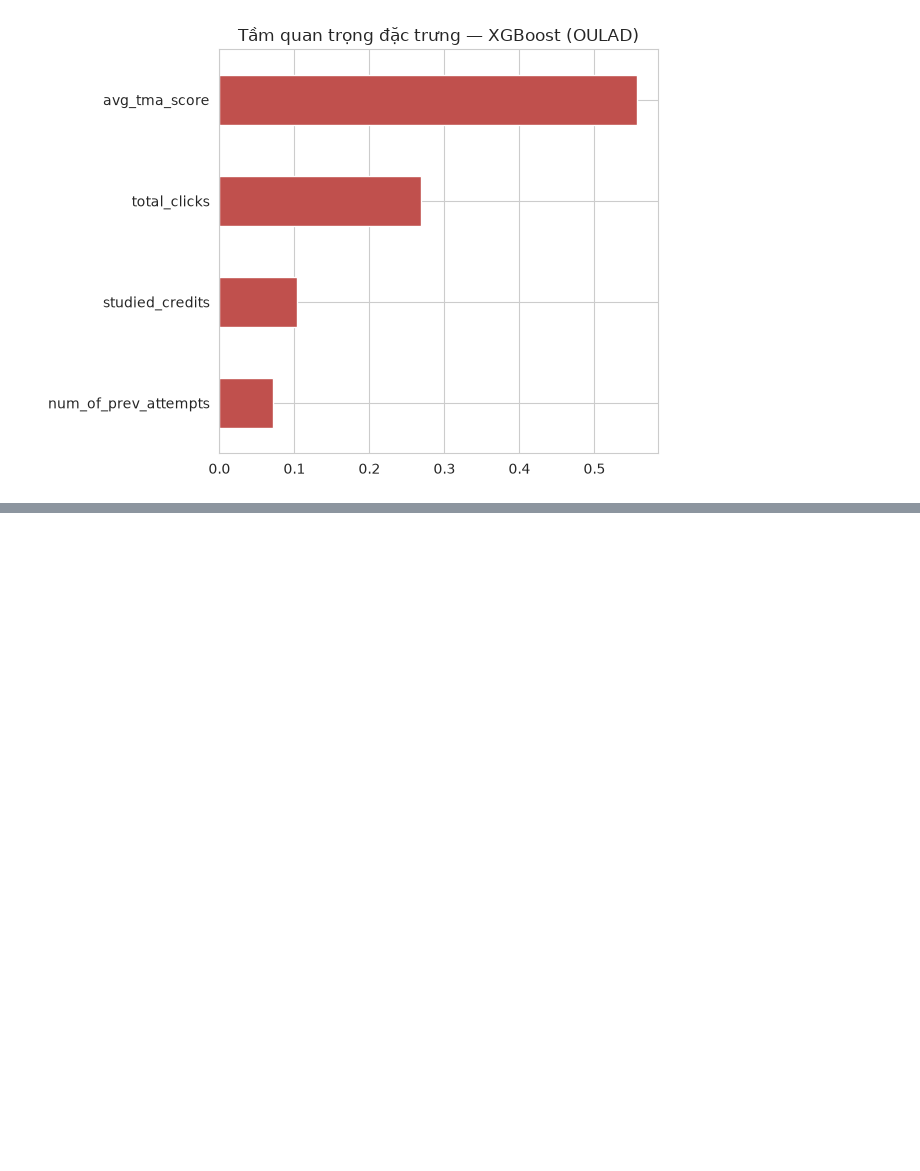
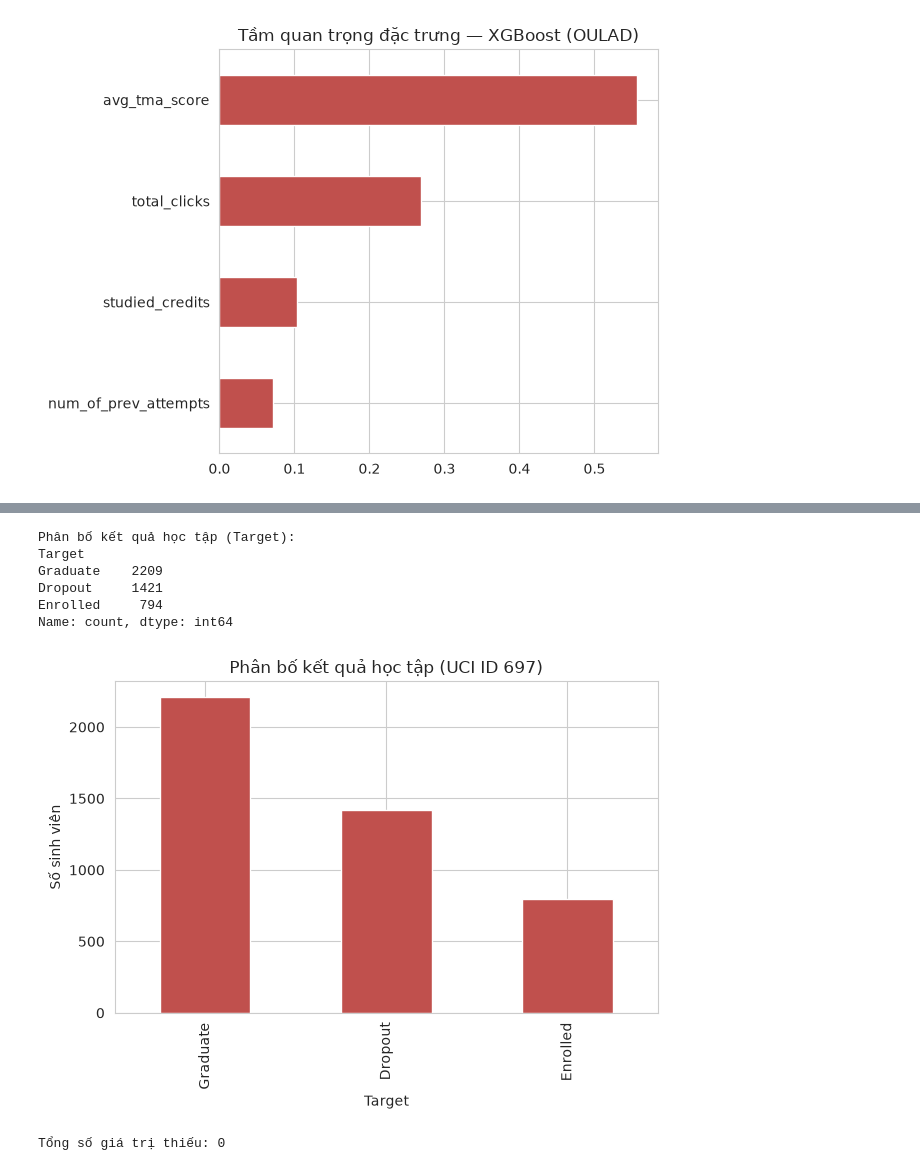
Before and after one commit to dangtai-0510/nckh_2026-2027, a Jupyter notebook: nckh_2026_2027/tuan1.ipynb, the cells around one changed output, grey strips where cells are left out. Saved outputs shown, nothing was run; the diff lists cells and outputs as text; code cells hidden in the pictures; blank space fills up the shorter version.

```diff
--- a/nckh_2026_2027/tuan1.ipynb
+++ b/nckh_2026_2027/tuan1.ipynb
@@ -280,0 +270,15 @@ plt.show()
+# %%
+# ==== B1. Tải dữ liệu UCI ID 697 ====
+try:
+    from ucimlrepo import fetch_ucirepo
+    dataset = fetch_ucirepo(id=697)
+    X_uci_raw = dataset.data.features
+    y_uci_raw = dataset.data.targets
+    uci = pd.concat([X_uci_raw, y_uci_raw], axis=1)
+    print("Đã tải qua ucimlrepo.")
+except Exception as e:
+    print("Không tải được qua ucimlrepo, thử đọc từ file CSV đã tải sẵn. Lỗi:", e)
+    uci = pd.read_csv("./uci_697/data.csv", sep=';')
+
+print(uci.shape)
+uci.head()
@@ -280,0 +295,20 @@ plt.show()
+# %%
+# ==== B2. Khám phá dữ liệu (EDA) — UCI ====
+print("Phân bố kết quả học tập (Target):")
+print(uci['Target'].value_counts())
+
+uci['Target'].value_counts().plot(kind='bar', title='Phân bố kết quả học tập (UCI ID 697)', color='#C0504D')
+plt.ylabel('Số sinh viên')
+plt.tight_layout()
+plt.show()
+
+print("\nTổng số giá trị thiếu:", uci.isnull().sum().sum())
+# %% [output]
+Phân bố kết quả học tập (Target):
+Target
+Graduate    2209
+Dropout     1421
+Enrolled     794
+Name: count, dtype: int64
+[figure, added]
+Tổng số giá trị thiếu: 0
```
Also changed, not shown: parts of 16 cells of this notebook.
